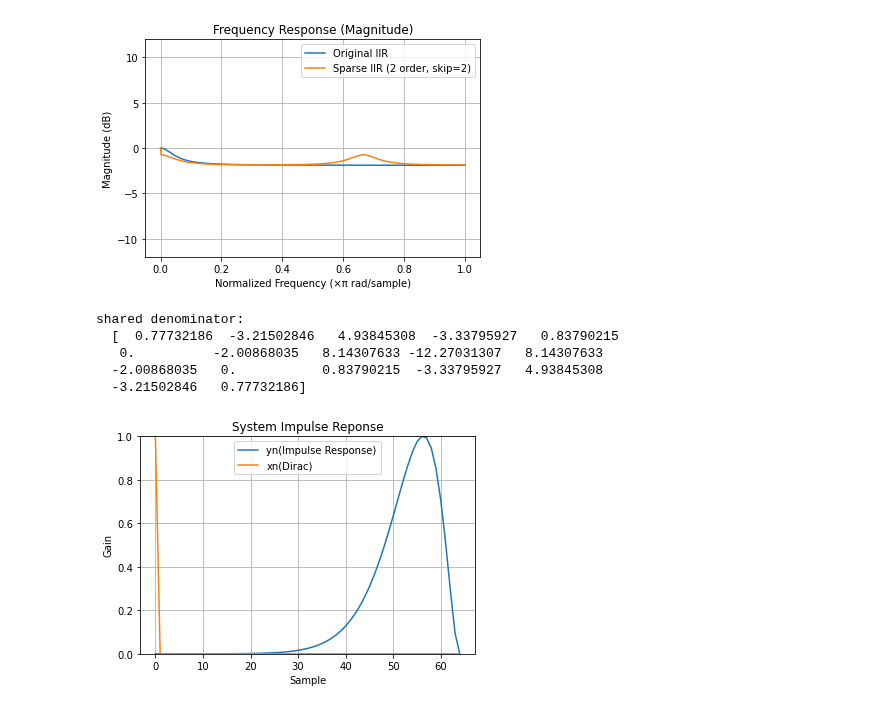
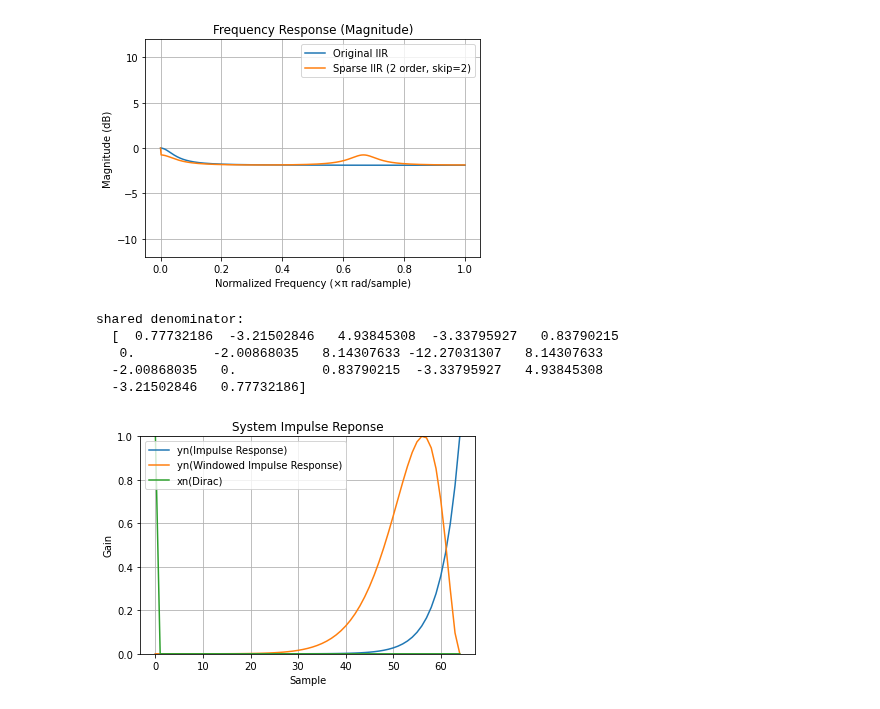
Before and after one commit to kweiwen/pitki, a Jupyter notebook: hrtf/IIR Implementation.ipynb, the cells around one changed output. Cells and saved outputs as stored; diff of their text form; code cells hidden in the pictures.

```diff
--- a/hrtf/IIR Implementation.ipynb
+++ b/hrtf/IIR Implementation.ipynb
@@ -559,34 +559,38 @@ print("shared denominator:\n ", a)
 # xn[center_index] = 1.0
 # w = np.hanning(2*length)[:length]
 
 # create dirac function
 length = 65
 xn = np.zeros(length)
 xn[0] = 1
 
 w = np.hanning(2*length)[:length]
 w = w[::-1]
 
 # Apply Hann Window
-yn = signal.lfilter([1], a, xn) * w
-peak = np.abs(np.max(yn))
+yn_windowed = signal.lfilter([1], a, xn) * w
+# normalization IR
+yn_norm_windowed = yn_windowed / np.abs(np.max(yn_windowed))
 
+# Apply Hann Window
+yn = signal.lfilter([1], a, xn)
 # normalization IR
-yn_norm = yn / peak
+yn_norm = yn / np.abs(np.max(yn))
 
 plt.title('System Impulse Reponse')
 plt.plot(yn_norm, label = "yn(Impulse Response)")
+plt.plot(yn_norm_windowed, label = "yn(Windowed Impulse Response)")
 plt.plot(xn, label = "xn(Dirac)" )
 plt.legend()
 plt.grid()
 plt.ylim(0, 1)
 plt.xlabel("Sample")
 plt.ylabel("Gain")
 plt.show()
 # %% [output]
 shared denominator:
   [  0.77732186  -3.21502846   4.93845308  -3.33795927   0.83790215
    0.          -2.00868035   8.14307633 -12.27031307   8.14307633
   -2.00868035   0.           0.83790215  -3.33795927   4.93845308
   -3.21502846   0.77732186]
-[figure, old version]
+[figure, new version]
```
Also changed, not shown: parts of 3 cells of this notebook.
